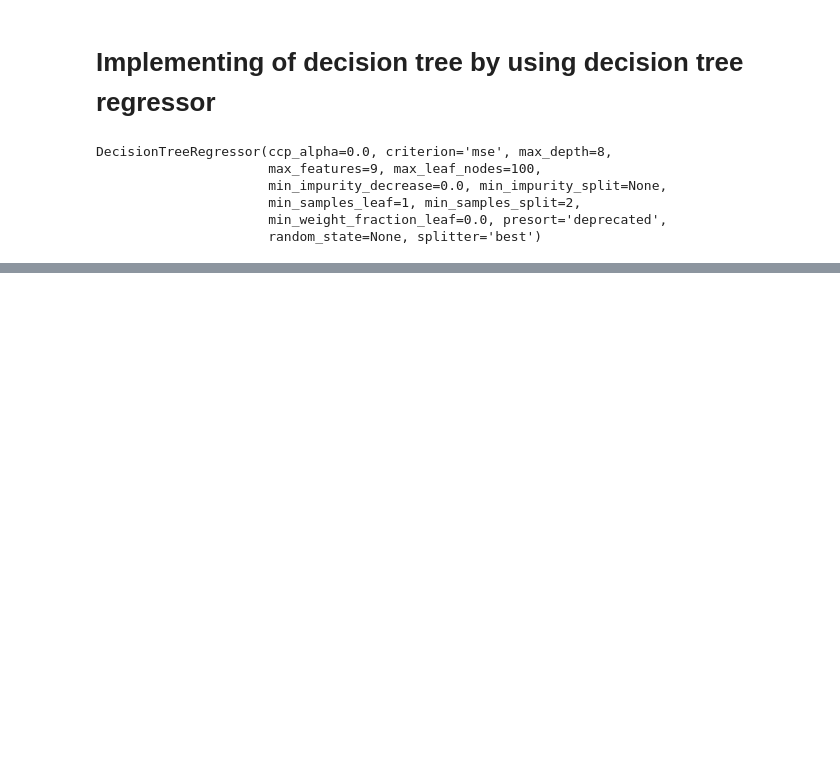
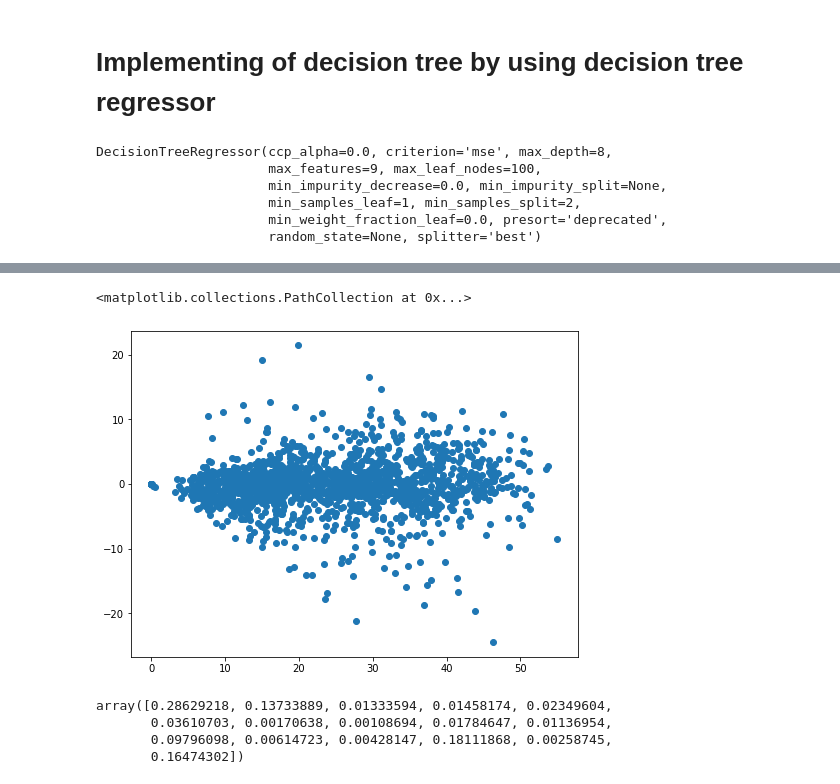
Before and after one commit to Creatrohit9/ROHIT-BHDAURIYA--Bike-Sharing-Demand-Prediction, a Jupyter notebook: ROHIT_BHADAURIYA(Proponent_Ds)_Bike_Sharing_Demand_Prediction_2_Capstone_Project.ipynb, the cells around one changed output, grey strips where cells are left out. Cells and saved outputs as stored; diff of their text form; code cells hidden in the pictures; blank space fills up the shorter version.

```diff
--- a/ROHIT_BHADAURIYA(Proponent_Ds)_Bike_Sharing_Demand_Prediction_2_Capstone_Project.ipynb
+++ b/ROHIT_BHADAURIYA(Proponent_Ds)_Bike_Sharing_Demand_Prediction_2_Capstone_Project.ipynb
@@ -936,0 +993,13 @@ plt.scatter((y_pred_test_dt),(y_test)-(y_pred_test_dt))
+# %%
+#Heteroscadacity
+plt.scatter((y_pred_test_rf),(y_test)-(y_pred_test_rf))
+# %% [output]
+<matplotlib.collections.PathCollection at 0x...>
+[figure, added]
+# %%
+rf_model.feature_importances_
+# %% [output]
+array([0.28629218, 0.13733889, 0.01333594, 0.01458174, 0.02349604,
+       0.03610703, 0.00170638, 0.00108694, 0.01784647, 0.01136954,
+       0.09796098, 0.00614723, 0.00428147, 0.18111868, 0.00258745,
+       0.16474302])
```
Also changed, not shown: parts of 17 cells of this notebook.
